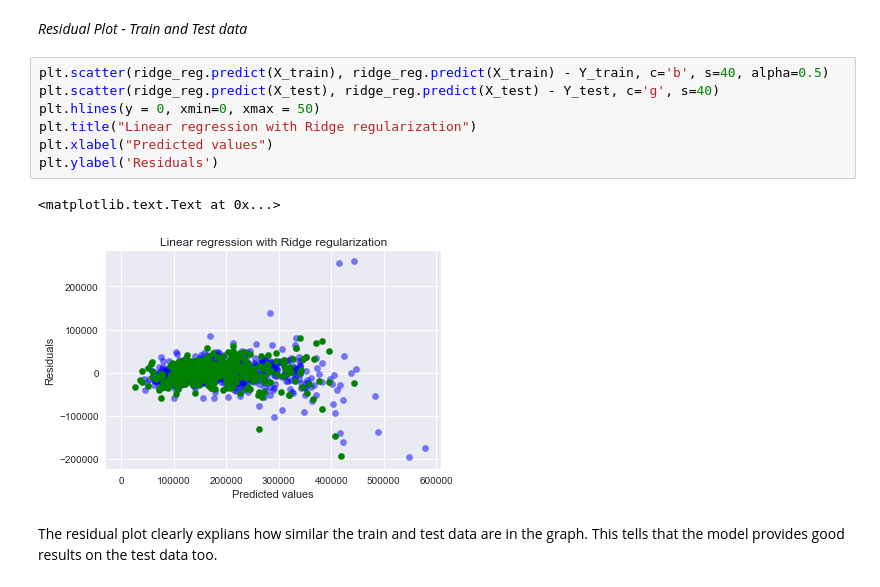
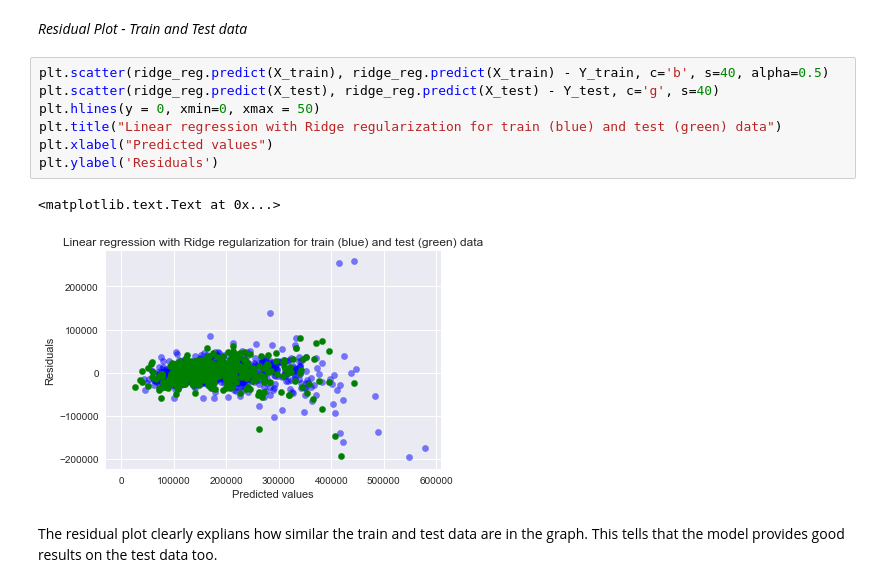
Before and after one commit to NikhilaThota/CapstoneProject_House_Prices_Prediction, a Jupyter notebook: Regression_Analysis.ipynb, the cells around one changed output. Cells and saved outputs as stored; diff of their text form.

Commit message:
Regression Analysis on house prices

```diff
--- a/Regression_Analysis.ipynb
+++ b/Regression_Analysis.ipynb
@@ -450,13 +459,13 @@ _Residual Plot - Train and Test data_
 # %%
 plt.scatter(ridge_reg.predict(X_train), ridge_reg.predict(X_train) - Y_train, c='b', s=40, alpha=0.5)
 plt.scatter(ridge_reg.predict(X_test), ridge_reg.predict(X_test) - Y_test, c='g', s=40)
 plt.hlines(y = 0, xmin=0, xmax = 50)
-plt.title("Linear regression with Ridge regularization")
+plt.title("Linear regression with Ridge regularization for train (blue) and test (green) data")
 plt.xlabel("Predicted values")
 plt.ylabel('Residuals')
 # %% [output]
 <matplotlib.text.Text at 0x...>
-[figure, old version]
+[figure, new version]
 # %% [markdown]
 The residual plot clearly explians how similar the train and test data are in the graph. This tells that the model provides good results on the test data too.
 # %% [markdown]
```
Also changed, not shown: parts of 21 cells of this notebook.
